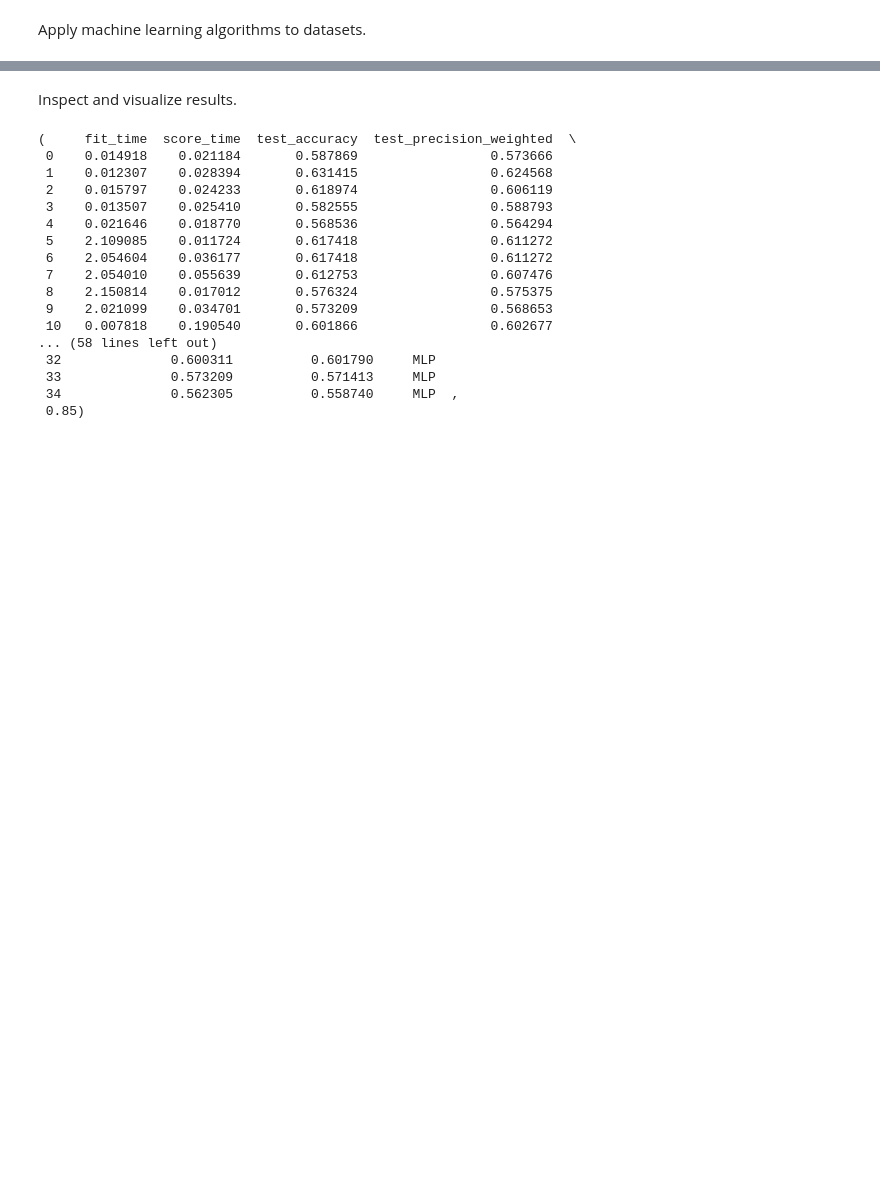
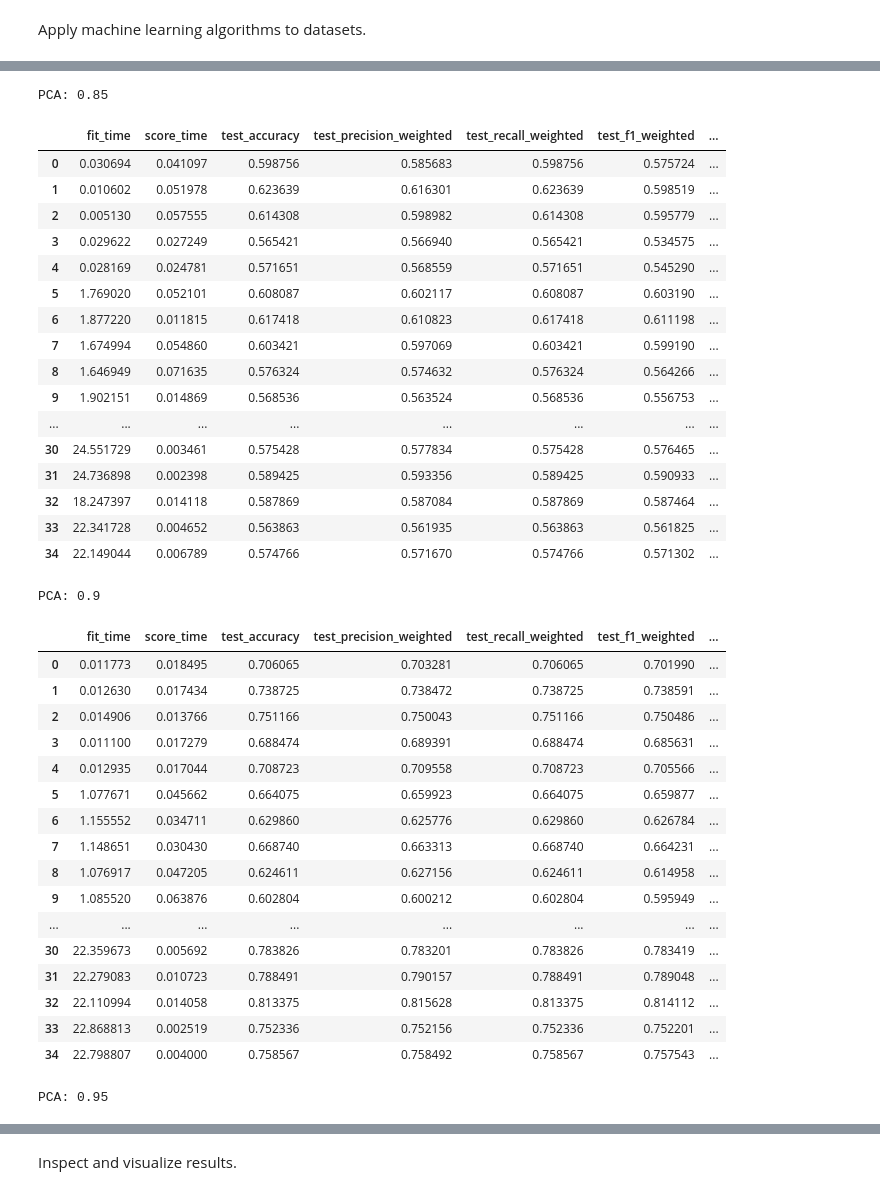
Before and after one commit to ethanleicht/NBA_Model, a Jupyter notebook: our_code2.ipynb, the cells around one changed output, grey strips where cells are left out. Saved outputs shown, nothing was run; the diff lists cells and outputs as text; code cells hidden in the pictures; blank space fills up the shorter version.

```diff
--- a/our_code2.ipynb
+++ b/our_code2.ipynb
@@ -435,0 +455,43 @@ PCA (ratio=0.95) reduced the features to 30 components.
+# %%
+for result in results:
+    df, stat = result
+    print("PCA:", stat)
+    display(df)
+# %% [output]
+PCA: 0.85
+|  | fit_time | score_time | test_accuracy | test_precision_weighted | test_recall_weighted | test_f1_weighted | ... |
+| 0 | 0.030694 | 0.041097 | 0.598756 | 0.585683 | 0.598756 | 0.575724 | ... |
+| 1 | 0.010602 | 0.051978 | 0.623639 | 0.616301 | 0.623639 | 0.598519 | ... |
+| 2 | 0.005130 | 0.057555 | 0.614308 | 0.598982 | 0.614308 | 0.595779 | ... |
+| 3 | 0.029622 | 0.027249 | 0.565421 | 0.566940 | 0.565421 | 0.534575 | ... |
+| 4 | 0.028169 | 0.024781 | 0.571651 | 0.568559 | 0.571651 | 0.545290 | ... |
+| 5 | 1.769020 | 0.052101 | 0.608087 | 0.602117 | 0.608087 | 0.603190 | ... |
+| 6 | 1.877220 | 0.011815 | 0.617418 | 0.610823 | 0.617418 | 0.611198 | ... |
+| 7 | 1.674994 | 0.054860 | 0.603421 | 0.597069 | 0.603421 | 0.599190 | ... |
+| 8 | 1.646949 | 0.071635 | 0.576324 | 0.574632 | 0.576324 | 0.564266 | ... |
+| 9 | 1.902151 | 0.014869 | 0.568536 | 0.563524 | 0.568536 | 0.556753 | ... |
+| ... | ... | ... | ... | ... | ... | ... | ... |
+| 30 | 24.551729 | 0.003461 | 0.575428 | 0.577834 | 0.575428 | 0.576465 | ... |
+| 31 | 24.736898 | 0.002398 | 0.589425 | 0.593356 | 0.589425 | 0.590933 | ... |
+| 32 | 18.247397 | 0.014118 | 0.587869 | 0.587084 | 0.587869 | 0.587464 | ... |
+| 33 | 22.341728 | 0.004652 | 0.563863 | 0.561935 | 0.563863 | 0.561825 | ... |
+| 34 | 22.149044 | 0.006789 | 0.574766 | 0.571670 | 0.574766 | 0.571302 | ... |
+PCA: 0.9
+|  | fit_time | score_time | test_accuracy | test_precision_weighted | test_recall_weighted | test_f1_weighted | ... |
+| 0 | 0.011773 | 0.018495 | 0.706065 | 0.703281 | 0.706065 | 0.701990 | ... |
+| 1 | 0.012630 | 0.017434 | 0.738725 | 0.738472 | 0.738725 | 0.738591 | ... |
+| 2 | 0.014906 | 0.013766 | 0.751166 | 0.750043 | 0.751166 | 0.750486 | ... |
+| 3 | 0.011100 | 0.017279 | 0.688474 | 0.689391 | 0.688474 | 0.685631 | ... |
+| 4 | 0.012935 | 0.017044 | 0.708723 | 0.709558 | 0.708723 | 0.705566 | ... |
+| 5 | 1.077671 | 0.045662 | 0.664075 | 0.659923 | 0.664075 | 0.659877 | ... |
+| 6 | 1.155552 | 0.034711 | 0.629860 | 0.625776 | 0.629860 | 0.626784 | ... |
+| 7 | 1.148651 | 0.030430 | 0.668740 | 0.663313 | 0.668740 | 0.664231 | ... |
+| 8 | 1.076917 | 0.047205 | 0.624611 | 0.627156 | 0.624611 | 0.614958 | ... |
+| 9 | 1.085520 | 0.063876 | 0.602804 | 0.600212 | 0.602804 | 0.595949 | ... |
+| ... | ... | ... | ... | ... | ... | ... | ... |
+| 30 | 22.359673 | 0.005692 | 0.783826 | 0.783201 | 0.783826 | 0.783419 | ... |
+| 31 | 22.279083 | 0.010723 | 0.788491 | 0.790157 | 0.788491 | 0.789048 | ... |
+| 32 | 22.110994 | 0.014058 | 0.813375 | 0.815628 | 0.813375 | 0.814112 | ... |
+| 33 | 22.868813 | 0.002519 | 0.752336 | 0.752156 | 0.752336 | 0.752201 | ... |
+| 34 | 22.798807 | 0.004000 | 0.758567 | 0.758492 | 0.758567 | 0.757543 | ... |
+PCA: 0.95
@@ -436,25 +515,5 @@ PCA (ratio=0.95) reduced the features to 30 components.
 # %% [markdown]
 Inspect and visualize results.
-# %%
-results[0]
-# %% [output]
-(     fit_time  score_time  test_accuracy  test_precision_weighted  \
- 0    0.014918    0.021184       0.587869                 0.573666
- 1    0.012307    0.028394       0.631415                 0.624568
- 2    0.015797    0.024233       0.618974                 0.606119
- 3    0.013507    0.025410       0.582555                 0.588793
- 4    0.021646    0.018770       0.568536                 0.564294
- 5    2.109085    0.011724       0.617418                 0.611272
- 6    2.054604    0.036177       0.617418                 0.611272
- 7    2.054010    0.055639       0.612753                 0.607476
- 8    2.150814    0.017012       0.576324                 0.575375
- 9    2.021099    0.034701       0.573209                 0.568653
- 10   0.007818    0.190540       0.601866                 0.602677
-... (58 lines left out)
- 32              0.600311          0.601790     MLP
- 33              0.573209          0.571413     MLP
- 34              0.562305          0.558740     MLP  ,
- 0.85)
 # %%
 def evaluate_models(df):
     results_long = pd.melt(df,id_vars=['model'],var_name='metrics', value_name='values')
```
Also changed, not shown: parts of 10 cells of this notebook.
